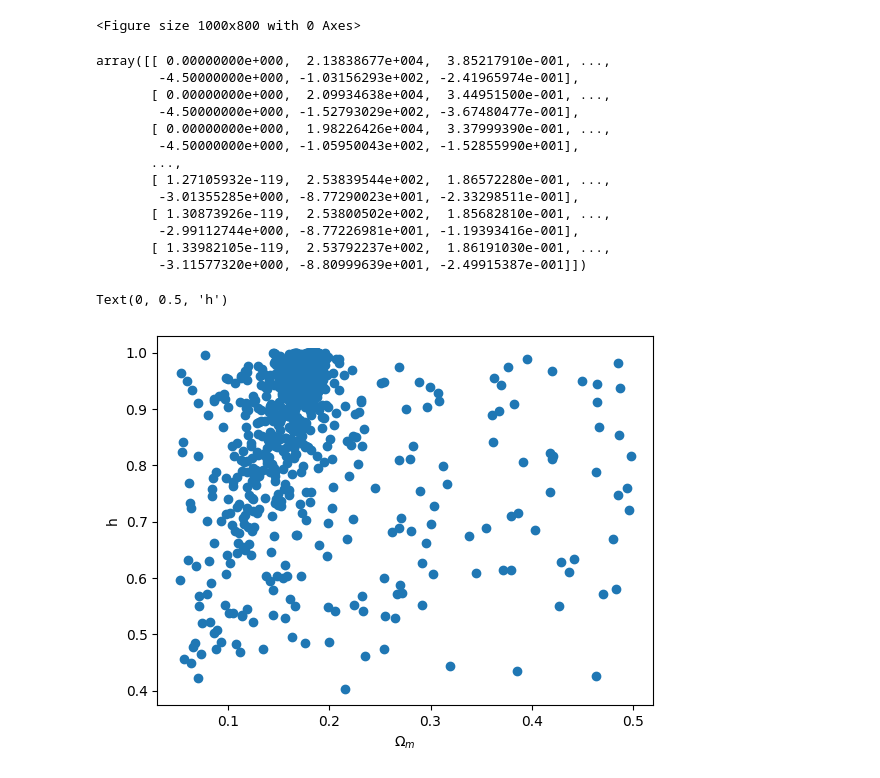
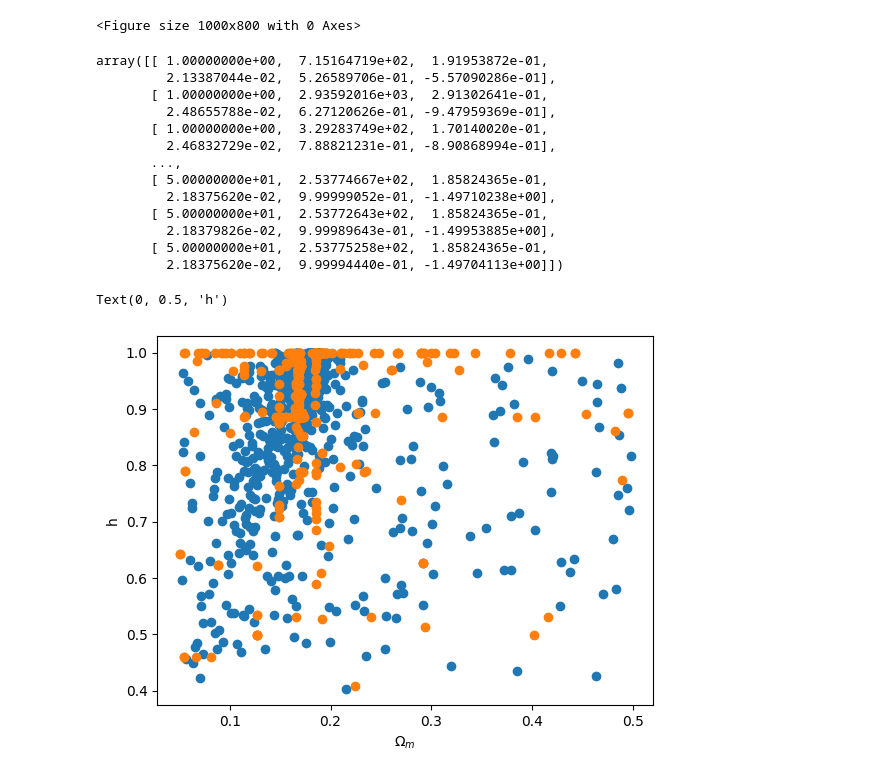
Before and after one commit to igomezv/cosmo_tools, a Jupyter notebook: models/genetic_paper/plots.ipynb, the cells around one changed output. Drawn from its saved outputs; the diff is of its cells as text; code cells hidden in the pictures.

```diff
--- a/models/genetic_paper/plots.ipynb
+++ b/models/genetic_paper/plots.ipynb
@@ -590,27 +587,29 @@ fig.savefig('graduatedBAOHD_genetic.png')
 [figure]
 <Figure size 1000x800 with 0 Axes>
 # %%
-data = np.loadtxt(dir_name+"Grad_phy_BBAO+HD_nested_multi_1.txt", delimiter=' ')
+data1 = np.loadtxt(dir_name+"Grad_phy_BBAO+HD_nested_multi_1.txt", delimiter=' ')
+data2 = np.loadtxt(dir_name+"Grad_phy_BBAO+HD_ga_deap_1.txt", delimiter=' ')
 data
 # %% [output]
-array([[ 0.00000000e+000,  2.13838677e+004,  3.85217910e-001, ...,
-        -4.50000000e+000, -1.03156293e+002, -2.41965974e-001],
-       [ 0.00000000e+000,  2.09934638e+004,  3.44951500e-001, ...,
-        -4.50000000e+000, -1.52793029e+002, -3.67480477e-001],
-       [ 0.00000000e+000,  1.98226426e+004,  3.37999390e-001, ...,
-        -4.50000000e+000, -1.05950043e+002, -1.52855990e+001],
+array([[ 1.00000000e+00,  7.15164719e+02,  1.91953872e-01,
+         2.13387044e-02,  5.26589706e-01, -5.57090286e-01],
+       [ 1.00000000e+00,  2.93592016e+03,  2.91302641e-01,
+         2.48655788e-02,  6.27120626e-01, -9.47959369e-01],
+       [ 1.00000000e+00,  3.29283749e+02,  1.70140020e-01,
+         2.46832729e-02,  7.88821231e-01, -8.90868994e-01],
        ...,
-       [ 1.27105932e-119,  2.53839544e+002,  1.86572280e-001, ...,
-        -3.01355285e+000, -8.77290023e+001, -2.33298511e-001],
-       [ 1.30873926e-119,  2.53800502e+002,  1.85682810e-001, ...,
-        -2.99112744e+000, -8.77226981e+001, -1.19393416e-001],
-       [ 1.33982105e-119,  2.53792237e+002,  1.86191030e-001, ...,
-        -3.11577320e+000, -8.80999639e+001, -2.49915387e-001]])
+       [ 5.00000000e+01,  2.53774667e+02,  1.85824365e-01,
+         2.18375620e-02,  9.99999052e-01, -1.49710238e+00],
+       [ 5.00000000e+01,  2.53772643e+02,  1.85824365e-01,
+         2.18379826e-02,  9.99989643e-01, -1.49953885e+00],
+       [ 5.00000000e+01,  2.53775258e+02,  1.85824365e-01,
+         2.18375620e-02,  9.99994440e-01, -1.49704113e+00]])
 # %%
-plt.scatter(data[:,2], data[:,4])
+plt.scatter(data1[:,2], data1[:,4])
+plt.scatter(data2[:,2], data2[:,4])
 plt.xlabel('$\Omega_m$')
 plt.ylabel('h')
 # %% [output]
 Text(0, 0.5, 'h')
-[figure, old version]
+[figure, new version]
 # %%
```
Also changed, not shown: parts of 8 cells of this notebook.
